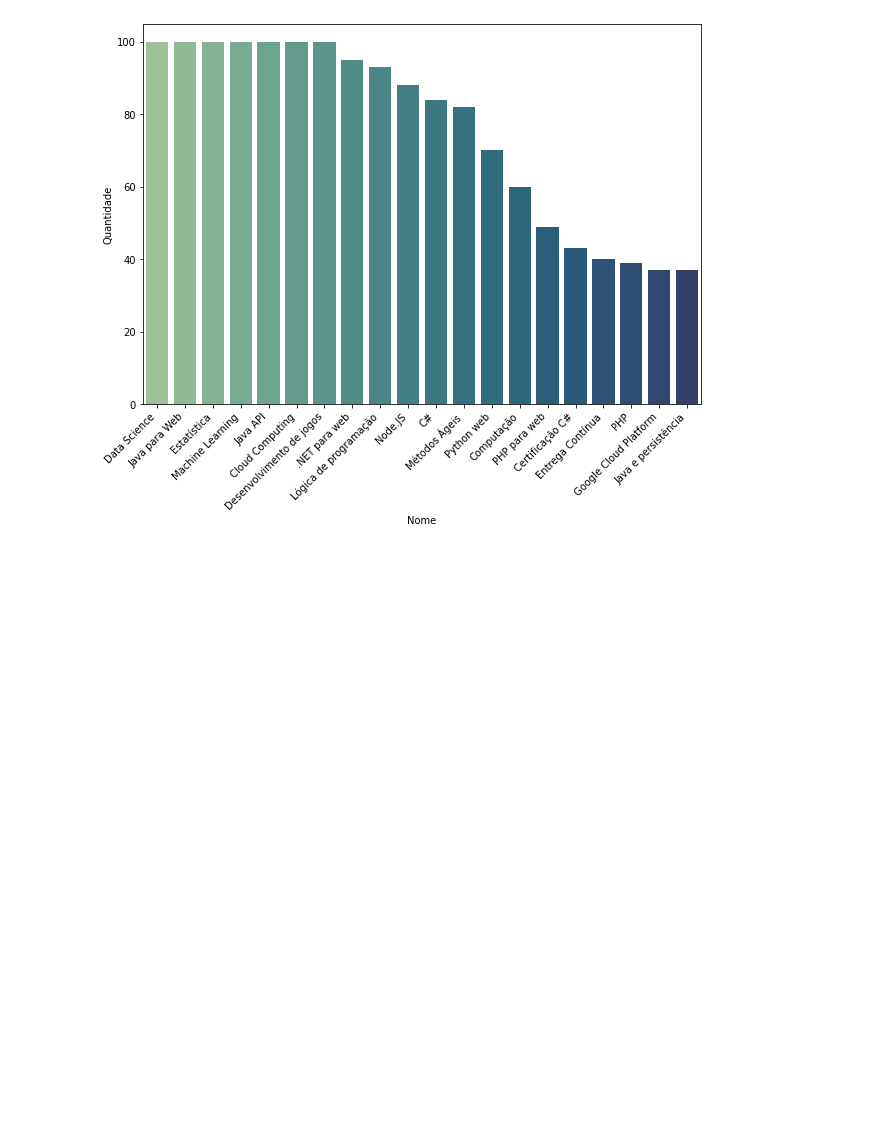
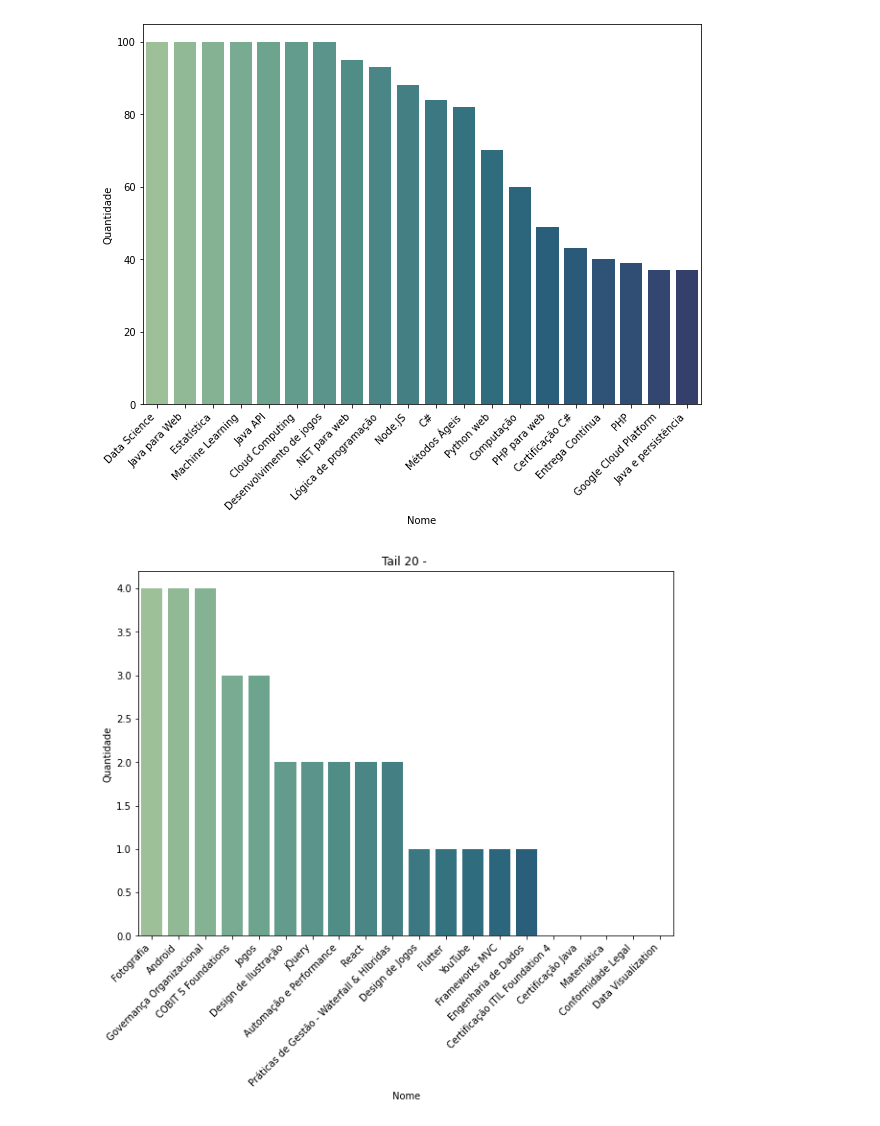
Before and after one commit to IgorNascAlves/scrapping_forum, a Jupyter notebook: analise_dados.ipynb, the cells around one changed output. Saved outputs shown, nothing was run; the diff lists cells and outputs as text; code cells hidden in the pictures; blank space fills up the shorter version.

```diff
--- a/analise_dados.ipynb
+++ b/analise_dados.ipynb
@@ -58,3 +71,10 @@ ax = sns.barplot(x="Nome", y="Quantidade", data=df.sort_values("Quantidade", asc
 _ = plt.xticks(rotation=45, ha='right')
 # %% [output]
 [figure]
+# %%
+plt.figure(figsize=(10,7))
+ax = sns.barplot(x="Nome", y="Quantidade", data=df.sort_values("Quantidade", ascending=False).tail(20), palette='crest')
+ax.set_title('Tail 20 - ')
+_ = plt.xticks(rotation=45, ha='right')
+# %% [output]
+[figure, added]
```
Also changed, not shown: parts of 6 cells of this notebook.
